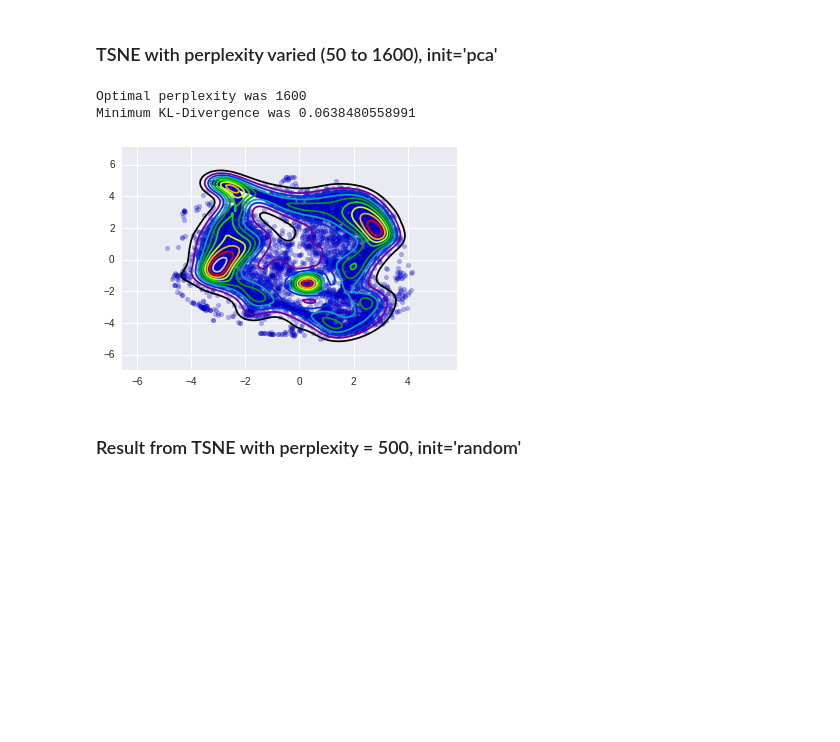
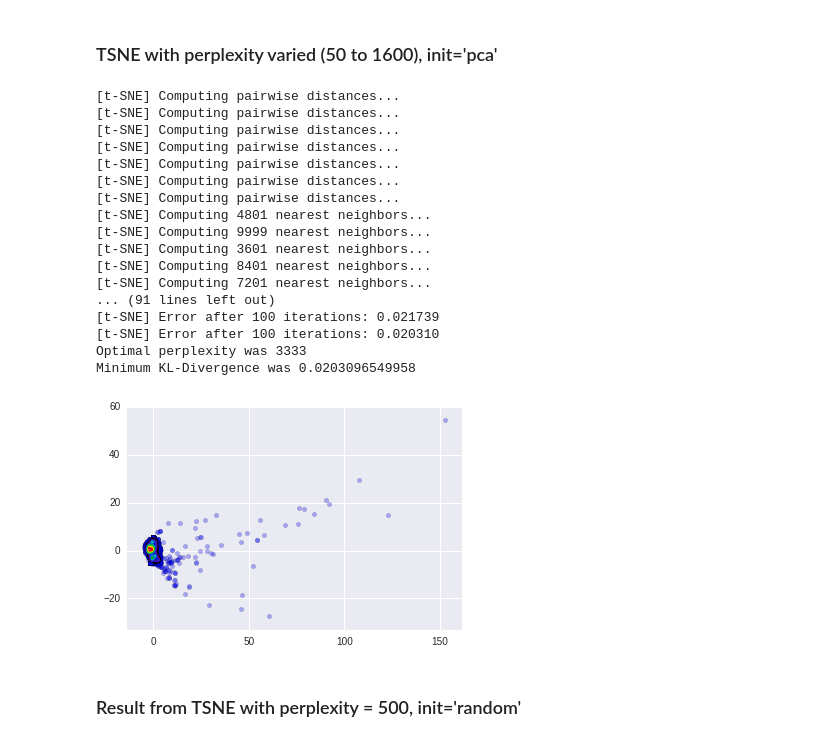
Before and after one commit to lmwalkowicz/KeplerML, a Jupyter notebook: TSNE_ClusterWorkbook.ipynb, the cells around one changed output. Drawn from its saved outputs; the diff is of its cells as text; code cells hidden in the pictures; blank space fills up the shorter version.

```diff
--- a/TSNE_ClusterWorkbook.ipynb
+++ b/TSNE_ClusterWorkbook.ipynb
@@ -84,6 +85,7 @@ Done.
 # from sklearn.manifold import TSNE
 import matplotlib.pyplot as plt
 from sklearn import preprocessing
+from sklearn.manifold import TSNE
 import numpy as np
 import seaborn as sns
 import os
@@ -101,45 +103,58 @@ def tsne_fit(perplexity):
 
     scaler = preprocessing.StandardScaler().fit(X)
     X = scaler.transform(X)
-    tsne = TSNE(n_components=2,perplexity=perplexity,init='random')
+    tsne = TSNE(n_components=2,perplexity=perplexity,init='pca',verbose=True)
     tsne_fit=tsne.fit_transform(X)
 
     # Goal is to minimize the KL-Divergence
     kl_div = tsne.kl_divergence_
 
     # Tying files to t-SNE data coordinates
     dataTSNE = [[filesSample[i],tsne_fit[i][0],tsne_fit[i][1]] for i in range(len(tsne_fit))]
 
     return kl_div,tsne_fit,dataTSNE
 
-perplexities = np.array([50,100,200,400,800,1200,1600])
+perplexities = np.array([1200,1600,2000,2400,2800,3200,len(filesSample)/3])
 p = Pool(len(perplexities))
 tsne = p.map(tsne_fit,perplexities)
 p.close()
 
-for i in range(len(tsne)):
-    if tsne[i][0]<tsne[i-1][0] or i==0:
-        min_kl_div = tsne[i][0]
-        ind = i
+i=min(enumerate(tsne), key=lambda t:t[1][1])[0]
+
 print("Optimal perplexity was %s"%perplexities[ind])
 print("Minimum KL-Divergence was %s"%min_kl_div)
 
 tsne_min_kl = tsne[ind]
 tsne_fit = tsne_min_kl[1]
 x=tsne_fit[:,0]
 y=tsne_fit[:,1]
 dataTSNE = tsne_min_kl[2]
 
 os.remove('X_tmp.npy')
 os.remove('files_tmp.npy')
 
 with sns.axes_style("darkgrid"):
     sns.kdeplot(x, y,shade=False,cmap="nipy_spectral")
     plt.scatter(x, y,alpha=.3)
 # %% [output]
-Optimal perplexity was 1600
-Minimum KL-Divergence was 0.0638480558991
+[t-SNE] Computing pairwise distances...
+[t-SNE] Computing pairwise distances...
+[t-SNE] Computing pairwise distances...
+[t-SNE] Computing pairwise distances...
+[t-SNE] Computing pairwise distances...
+[t-SNE] Computing pairwise distances...
+[t-SNE] Computing pairwise distances...
+[t-SNE] Computing 4801 nearest neighbors...
+[t-SNE] Computing 9999 nearest neighbors...
+[t-SNE] Computing 3601 nearest neighbors...
+[t-SNE] Computing 8401 nearest neighbors...
+[t-SNE] Computing 7201 nearest neighbors...
+... (91 lines left out)
+[t-SNE] Error after 100 iterations: 0.021739
+[t-SNE] Error after 100 iterations: 0.020310
+Optimal perplexity was 3333
+Minimum KL-Divergence was 0.0203096549958
-[figure, old version]
+[figure, new version]
 # %% [markdown]
 ### Result from TSNE with perplexity = 500, init='random'
 # %%
```
Also changed, not shown: parts of 4 cells of this notebook, 1 other file.
